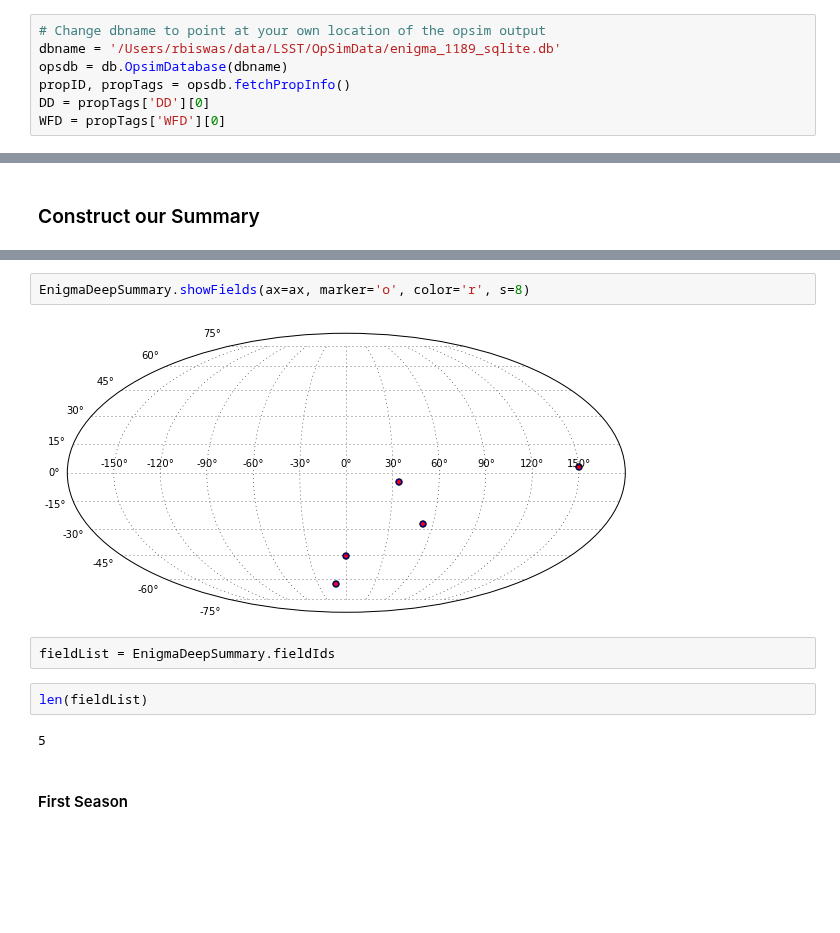
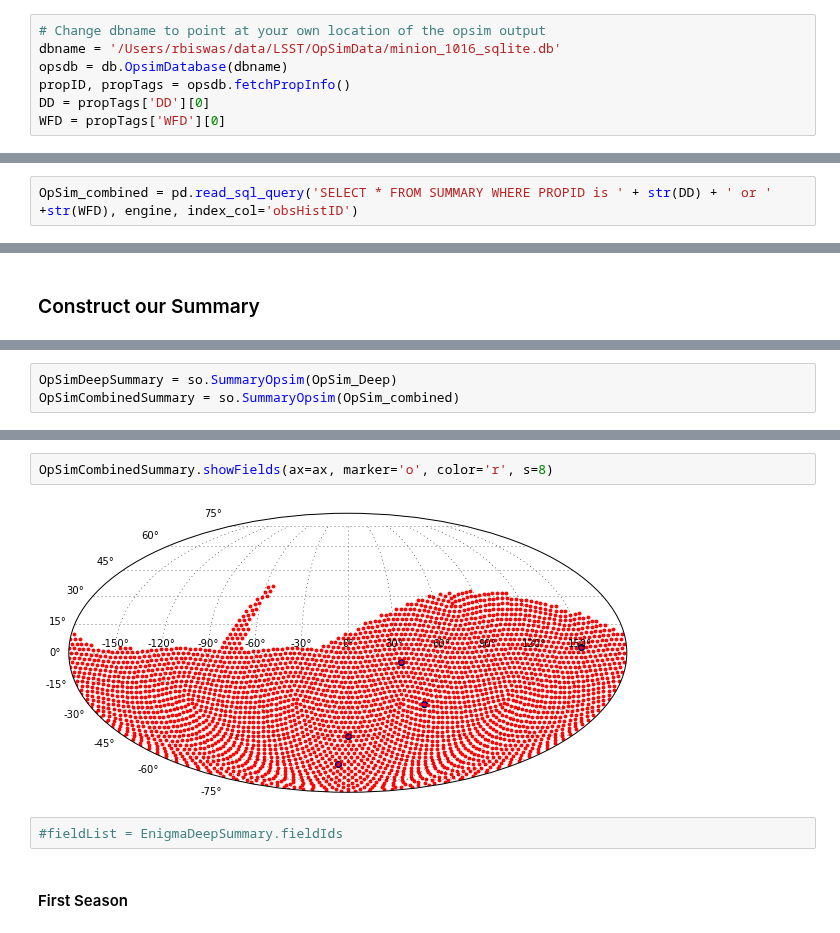
Before and after one commit to LSSTDESC/OpSimSummary, a Jupyter notebook: example/ExploringOpSimOutputs_new.ipynb, the cells around one changed output, grey strips where cells are left out. Cells and saved outputs as stored; diff of their text form; blank space fills up the shorter version.

Commit message:
Fixing example notebook 	modified:   ../OpSimSummary/summarize_opsim.py 	modified:   ExploringOpSimOutputs.ipynb 	modified:   ExploringOpSimOutputs_new.ipynb

```diff
--- a/example/ExploringOpSimOutputs_new.ipynb
+++ b/example/ExploringOpSimOutputs_new.ipynb
@@ -33,7 +33,7 @@ Here we will use the opsim output http://ops2.tuc.noao.edu/runs/enigma_1189/data
 I have downloaded this database, unzipped and use the variable dbname to point to its location
 # %%
 # Change dbname to point at your own location of the opsim output
-dbname = '/Users/rbiswas/data/LSST/OpSimData/enigma_1189_sqlite.db'
+dbname = '/Users/rbiswas/data/LSST/OpSimData/minion_1016_sqlite.db'
 opsdb = db.OpsimDatabase(dbname)
 propID, propTags = opsdb.fetchPropInfo()
 DD = propTags['DD'][0]
@@ -60,4 +66,6 @@ We will look at three different Summaries of OpSim Runs. A summary of the
 # EnigmaD  = pd.read_sql_query('SELECT * FROM SUMMARY WHERE PROPID is 366', engine)
 # %% [markdown]
 If we knew ahead of time the proposal ID, then we could have done this quicker using
+# %%
+OpSim_combined = pd.read_sql_query('SELECT * FROM SUMMARY WHERE PROPID is ' + str(DD) + ' or ' +str(WFD), engine, index_col='obsHistID')
 # %%
@@ -78,3 +79,6 @@ EnigmaDeep_direct.query('fieldID == 290').expMJD.size
+# %%
+OpSimDeepSummary = so.SummaryOpsim(OpSim_Deep)
+OpSimCombinedSummary = so.SummaryOpsim(OpSim_combined)
 # %%
 fig = plt.figure(figsize=(10, 5))
 ax = fig.add_subplot(111, projection='mollweide');
@@ -82,15 +86,11 @@ fig = EnigmaDeepSummary.showFields(ax=fig.axes[0], marker='o', s=40)
 # %% [output]
 [figure]
 # %%
-EnigmaDeepSummary.showFields(ax=ax, marker='o', color='r', s=8)
+OpSimCombinedSummary.showFields(ax=ax, marker='o', color='r', s=8)
 # %% [output]
-[figure, old version]
+[figure, new version]
 # %%
-fieldList = EnigmaDeepSummary.fieldIds
+#fieldList = EnigmaDeepSummary.fieldIds
-# %%
-len(fieldList)
-# %% [output]
-5
 # %% [markdown]
 #### First Season
 # %% [markdown]
```
Also changed, not shown: parts of 30 cells of this notebook, 2 other files.
